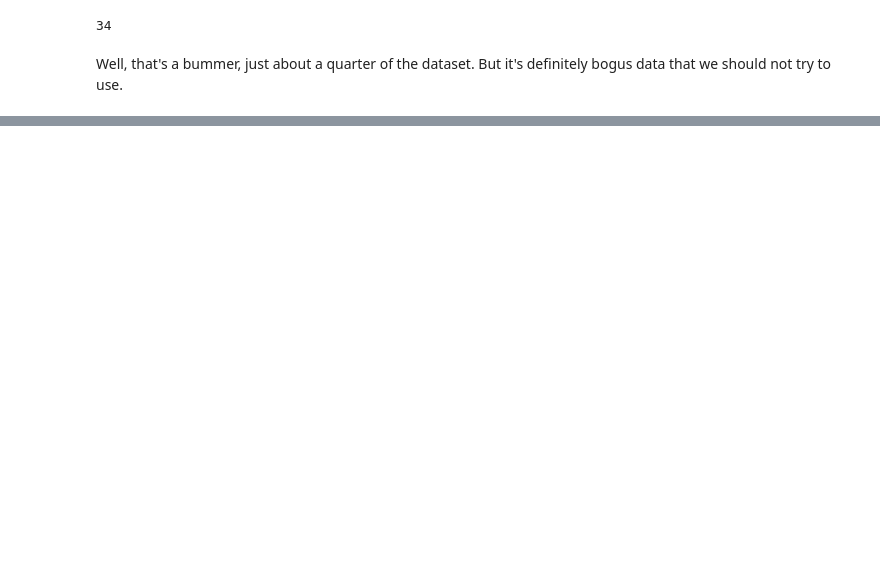
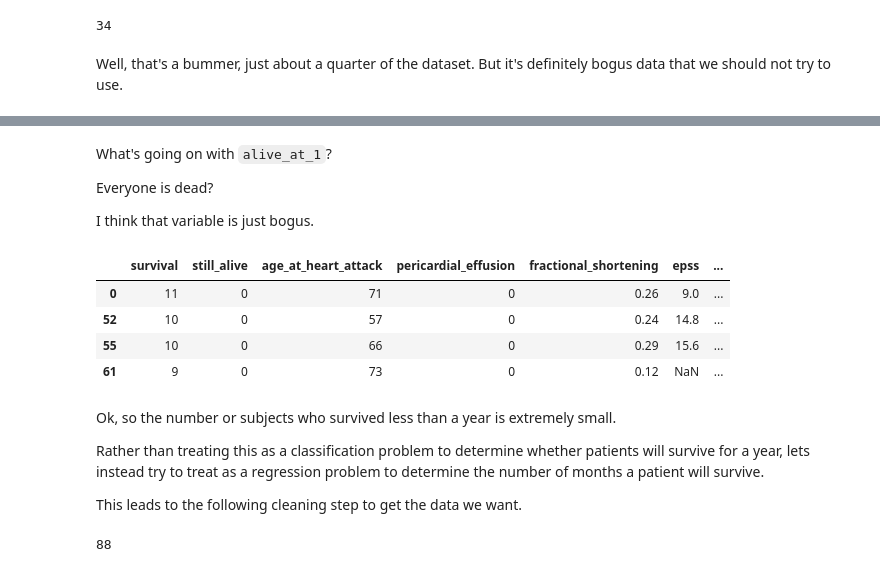
Before and after one commit to rocconnick/uci_echocardiogram, a Jupyter notebook: initial_exploration.ipynb, the cells around one changed output, grey strips where cells are left out. Drawn from its saved outputs; the diff is of its cells as text; code cells hidden in the pictures; blank space fills up the shorter version.

Commit message:
Finish notes on what to do with the data and how to clean it.

```diff
--- a/initial_exploration.ipynb
+++ b/initial_exploration.ipynb
@@ -184,0 +248,22 @@ AttributeError: max must be larger than min in range parameter.
+# %% [markdown]
+What's going on with `alive_at_1`?
+
+Everyone is dead?
+
+I think that variable is just bogus.
+# %%
+ecg[ecg.survival < 12]
+# %% [output]
+|  | survival | still_alive | age_at_heart_attack | pericardial_effusion | fractional_shortening | epss | ... |
+| 0 | 11 | 0 | 71 | 0 | 0.26 | 9.0 | ... |
+| 52 | 10 | 0 | 57 | 0 | 0.24 | 14.8 | ... |
+| 55 | 10 | 0 | 66 | 0 | 0.29 | 15.6 | ... |
+| 61 | 9 | 0 | 73 | 0 | 0.12 | NaN | ... |
+# %% [markdown]
+Ok, so the number or subjects who survived less than a year
+is extremely small.
+
+Rather than treating this as a classification problem to determine whether
+patients will survive for a year, lets instead try to treat as a regression problem to determine the number of months a patient will survive.
+
+This leads to the following cleaning step to get the data we want.
@@ -184,0 +290,4 @@ AttributeError: max must be larger than min in range parameter.
+# %%
+len(ecgFinal)
+# %% [output]
+88
```
Also changed, not shown: parts of 19 cells of this notebook.
